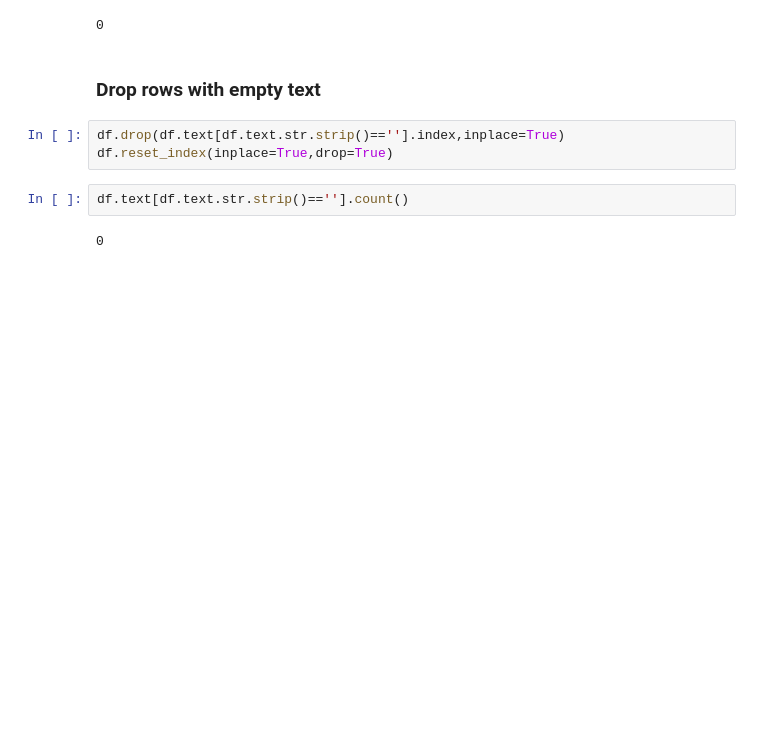
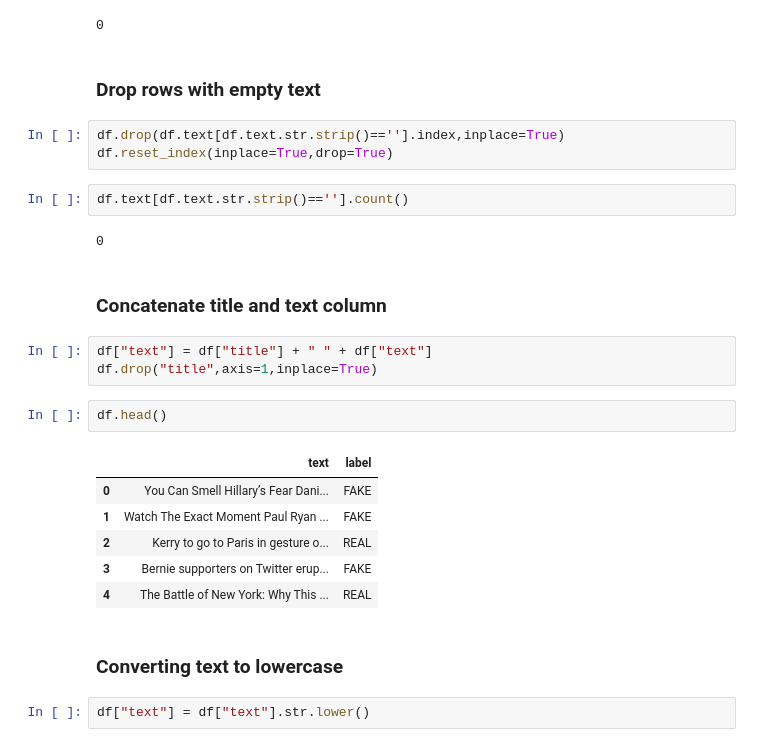
Before and after one commit to SanthoshKannanSP/CodeClause-Fake-News-Detection, a Jupyter notebook: fake_news_detection.ipynb, the cells around one changed output. Cells and saved outputs as stored; diff of their text form; blank space fills up the shorter version.

```diff
--- a/fake_news_detection.ipynb
+++ b/fake_news_detection.ipynb
@@ -85,3 +102,21 @@ df.reset_index(inplace=True,drop=True)
 df.text[df.text.str.strip()==''].count()
 # %% [output]
 0
+# %% [markdown]
+### Concatenate title and text column
+# %%
+df["text"] = df["title"] + " " + df["text"]
+df.drop("title",axis=1,inplace=True)
+# %%
+df.head()
+# %% [output]
+|  | text | label |
+| 0 | You Can Smell Hillary’s Fear Dani... | FAKE |
+| 1 | Watch The Exact Moment Paul Ryan ... | FAKE |
+| 2 | Kerry to go to Paris in gesture o... | REAL |
+| 3 | Bernie supporters on Twitter erup... | FAKE |
+| 4 | The Battle of New York: Why This ... | REAL |
+# %% [markdown]
+### Converting text to lowercase
+# %%
+df["text"] = df["text"].str.lower()
```
Also changed, not shown: parts of 33 cells of this notebook.
